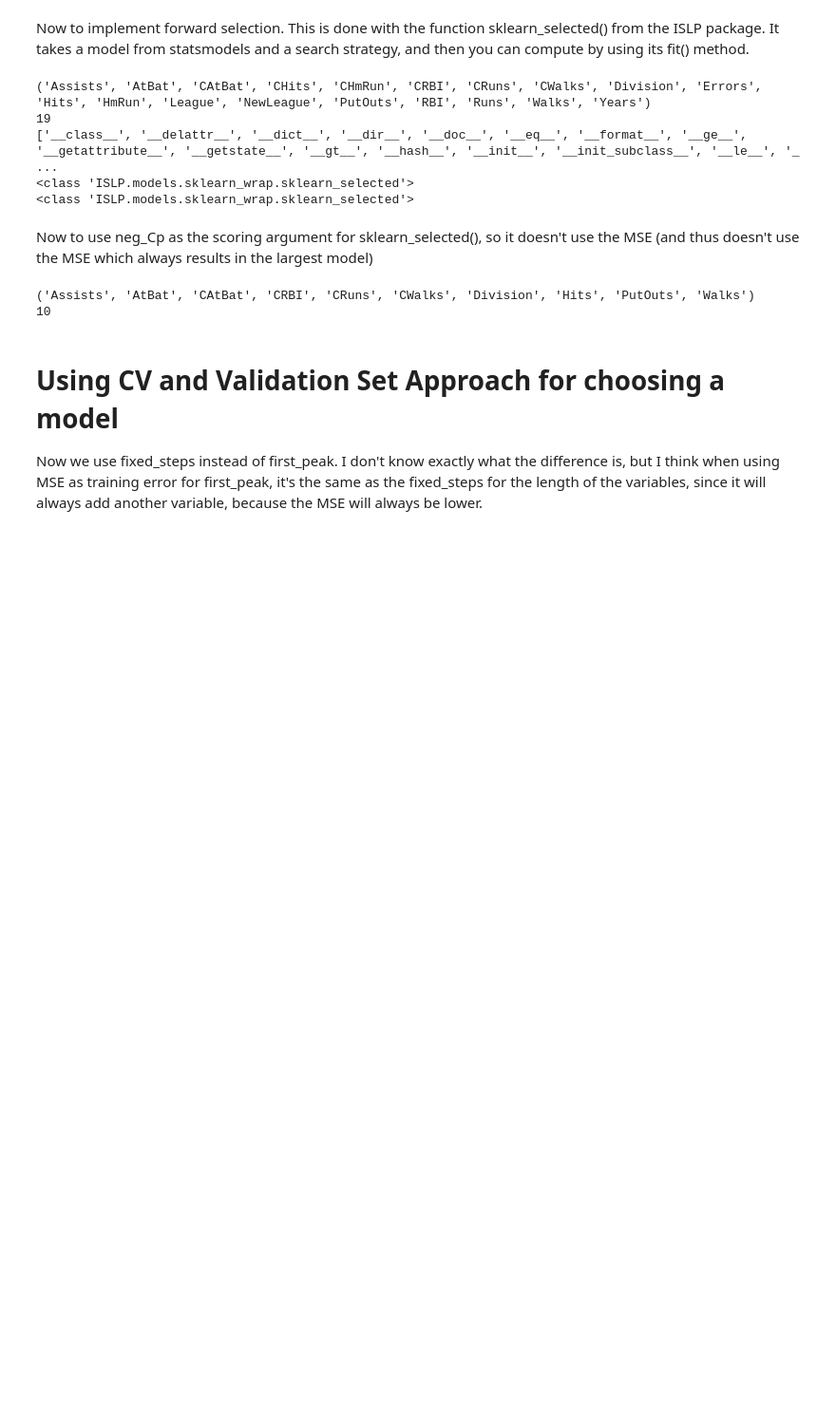
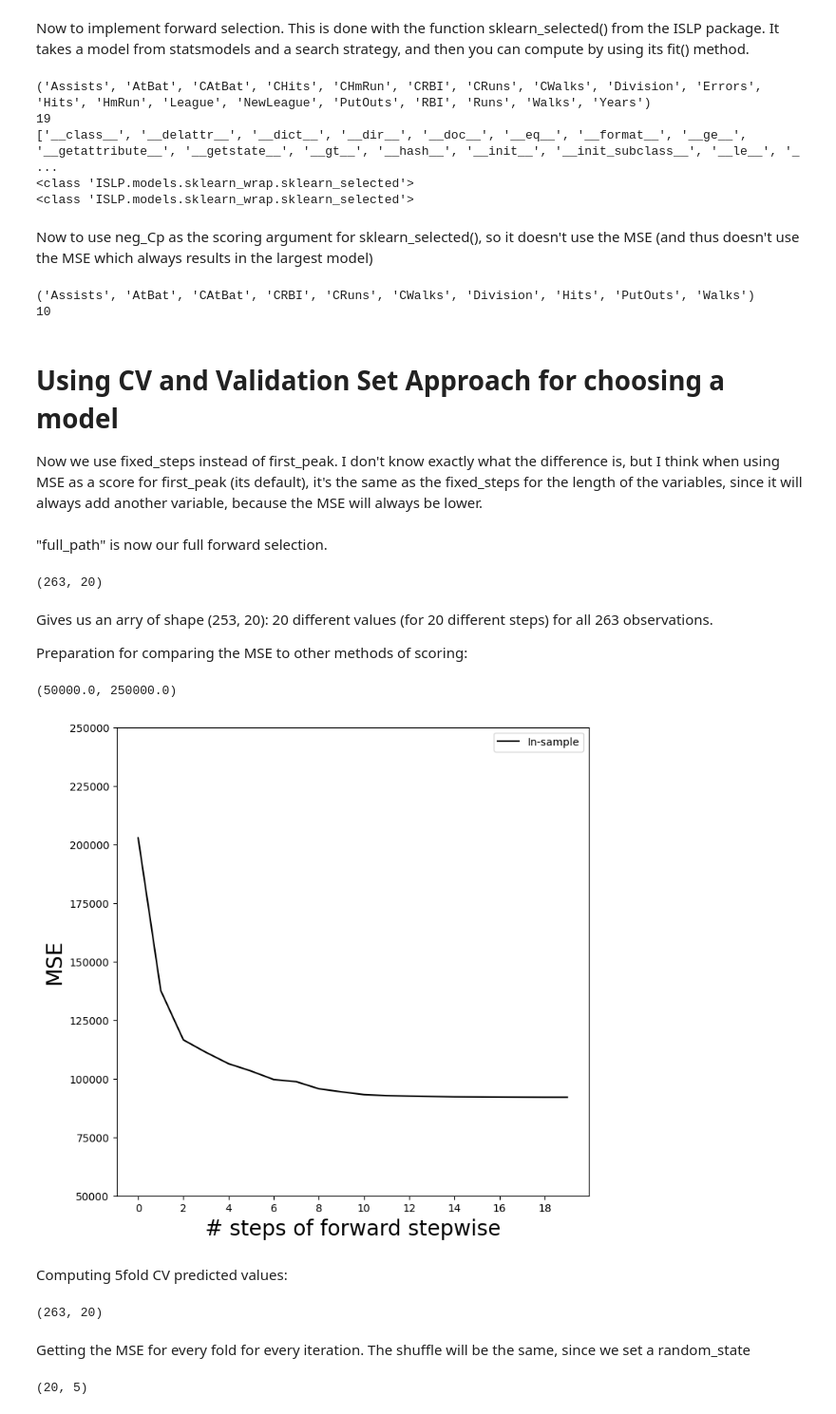
Before and after one commit to Wandvieh/StatisticalLearning, a Jupyter notebook: Ch06-myLab.ipynb, the cells around one changed output. Shown at 95% size. Cells and saved outputs as stored; diff of their text form; code cells hidden in the pictures; blank space fills up the shorter version.

```diff
--- a/Ch06-myLab.ipynb
+++ b/Ch06-myLab.ipynb
@@ -102,4 +102,62 @@ print(len(hitters_Cp.selected_state_))
 # %% [markdown]
 # Using CV and Validation Set Approach for choosing a model
 
-Now we use fixed_steps instead of first_peak. I don't know exactly what the difference is, but I think when using MSE as training error for first_peak, it's the same as the fixed_steps for the length of the variables, since it will always add another variable, because the MSE will always be lower.
+Now we use fixed_steps instead of first_peak. I don't know exactly what the difference is, but I think when using MSE as a score for first_peak (its default), it's the same as the fixed_steps for the length of the variables, since it will always add another variable, because the MSE will always be lower.
+# %%
+strategy = Stepwise.fixed_steps(design,
+                                len(design.terms),      # steps to take (total iterations -1)
+                                direction='forward')
+full_path = sklearn_selection_path(OLS, strategy)       # doesn't need a scorer since it makes all iterations anyway (?)
+# %% [markdown]
+"full_path" is now our full forward selection.
+# %%
+full_path.fit(Hitters, Y)
+Yhat_in = full_path.predict(Hitters)
+Yhat_in.shape
+# %% [output]
+(263, 20)
+# %% [markdown]
+Gives us an arry of shape (253, 20): 20 different values (for 20 different steps) for all 263 observations.
+
+Preparation for comparing the MSE to other methods of scoring:
+# %%
+mse_fig, ax = subplots(figsize=(8,8))
+insample_mse = ((Yhat_in - Y[:,None])**2).mean(0)
+n_steps = insample_mse.shape[0]
+ax.plot(np.arange(n_steps),
+        insample_mse,
+        'k', # color black
+        label='In-sample')
+ax.set_ylabel('MSE',
+              fontsize=20)
+ax.set_xlabel('# steps of forward stepwise',
+              fontsize=20)
+ax.set_xticks(np.arange(n_steps)[::2])
+ax.legend()
+ax.set_ylim([50000,250000])
+# %% [output]
+(50000.0, 250000.0)
+[figure, added]
+# %% [markdown]
+Computing 5fold CV predicted values:
+# %%
+K = 5
+kfold = skm.KFold(K, random_state=0, shuffle=True)
+Yhat_cv = skm.cross_val_predict(full_path,  # forward selection
+                                Hitters,    # data
+                                Y,          # response
+                                cv=kfold)   # "BaseCrossValidator"?
+Yhat_cv.shape
+# %% [output]
+(263, 20)
+# %% [markdown]
+Getting the MSE for every fold for every iteration. The shuffle will be the same, since we set a random_state
+# %%
+cv_mse = []
+for train_idx, test_idx in kfold.split(Y): # 5 times
+    errors = (Yhat_cv[test_idx] - Y[test_idx,None])**2 # computing all MSE of one fold of EACH iteration
+    cv_mse.append(errors.mean(0)) # getting the mean of those MSE
+cv_mse = np.array(cv_mse).T
+cv_mse.shape
+# %% [output]
+(20, 5)
```
Also changed, not shown: parts of 6 cells of this notebook.
